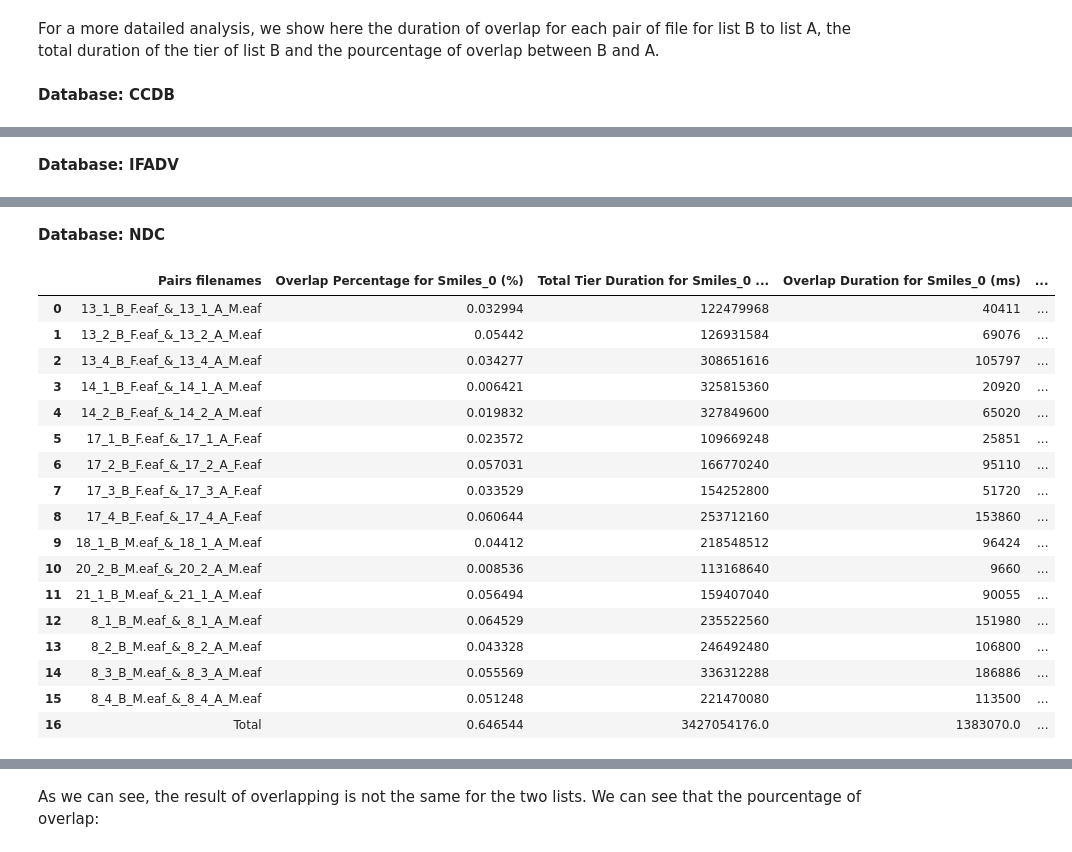
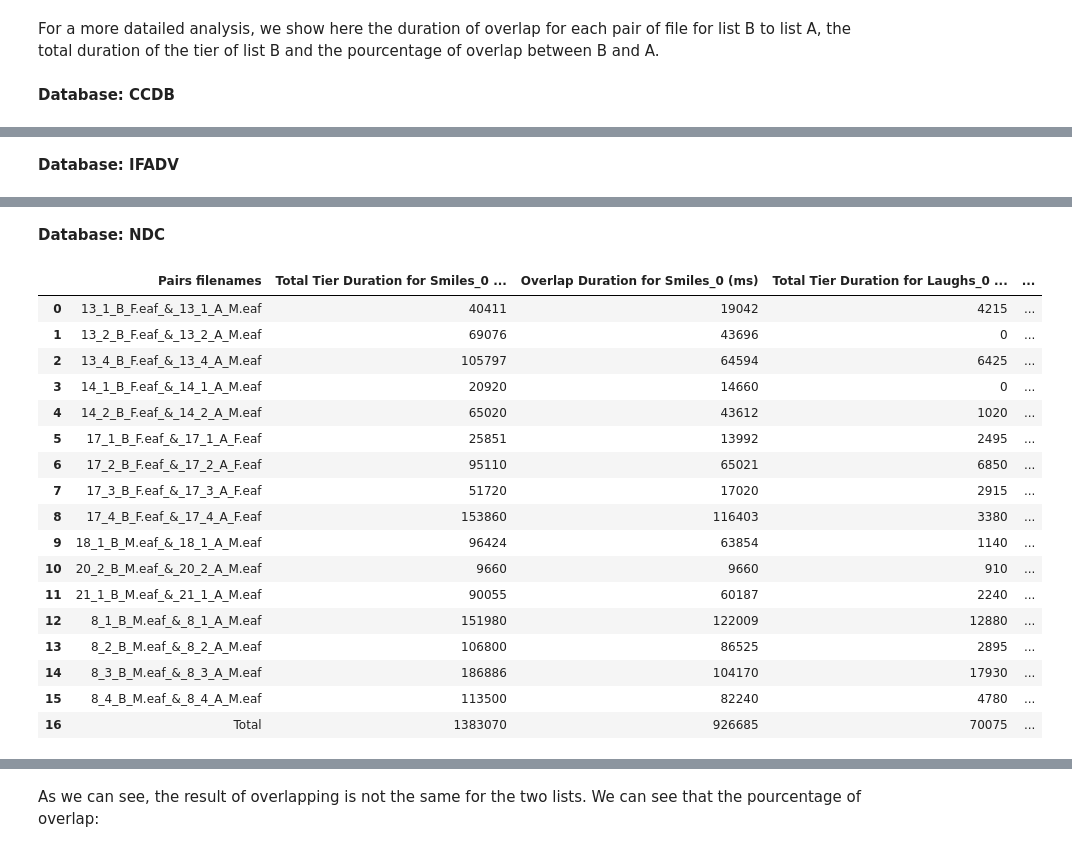
Before and after one commit to LucileVincent/S-L-Dynamics-Analysis, a Jupyter notebook: Overlapping_analysis.ipynb, the cells around one changed output, grey strips where cells are left out. Saved outputs shown, nothing was run; the diff lists cells and outputs as text; code cells hidden in the pictures.

```diff
--- a/Overlapping_analysis.ipynb
+++ b/Overlapping_analysis.ipynb
@@ -270,7 +295,7 @@ for i, database in enumerate(databases_name):
                 pair_name = f"{pair_file_A}_&_{pair_file_B}"
 
             pair_dict = {}
-            for tier in expressions + ["Role"]:
+            for tier in expressions:
                 lstA_tier = get_tier_from_file(filepath_A, tier)
                 lstB_tier = get_tier_from_file(filepath_B, tier)
 
@@ -301,9 +326,20 @@ for database, dataset_dict in overlapping_segments_dict.items():
             if not segments:
                 percentage = 0
             else:
-                overlapping_duration = sum(segment[1] - segment[0] for segment in segments)
-                total_duration = sum(max(segment[1] for segment in segments) for segment in lstA[tier])
-                percentage = (overlapping_duration / total_duration) * 100
+                total_duration = 0
+                overlap_duration = 0
+                for segmentA, segmentB in segments.items():
+                    total_duration += segmentA[1] - segmentA[0]
+                    for seg in segmentB:
+                        if seg[0] > segmentA[0] and seg[1] < segmentA[1]:
+                            overlap_duration += seg[1] - seg[0]
+                        elif seg[0] < segmentA[0] and seg[1] > segmentA[1]:
+                            overlap_duration += segmentA[1] - segmentA[0]
+                        elif seg[0] < segmentA[0] and seg[1] < segmentA[1]:
+                            overlap_duration += seg[1] - segmentA[0]
+                        elif seg[0] > segmentA[0] and seg[1] > segmentA[1]:
+                            overlap_duration += segmentA[1] - seg[0]
+                percentage = overlap_duration / total_duration * 100
             percentages[tier] = percentage
 
         data.append({'Pairs filenames': pair_name, **percentages})
@@ -373,7 +409,7 @@ for i, database in enumerate(databases_name):
                 pair_name = f"{pair_file_A}_&_{pair_file_B}"
 
             pair_dict = {}
-            for tier in expressions + ["Role"]:
+            for tier in expressions:
                 lstA_tier = get_tier_from_file(filepath_A, tier)
                 lstB_tier = get_tier_from_file(filepath_B, tier)
 
@@ -396,7 +432,7 @@ for i, database in enumerate(databases_name):
 
 dataframes = {}
 for database, dataset_dict in overlapping_segments_dict.items():
-    tiers = expressions + ["Role"]
+    tiers = expressions
     data = {tier: [] for tier in tiers}
     for pair_name, pair_dict in dataset_dict.items():
         for tier in tiers:
@@ -406,9 +442,20 @@ for database, dataset_dict in overlapping_segments_dict.items():
                 total_duration = 0
                 percentage = 0
             else:
-                overlap_duration = sum(segment[1] - segment[0] for segment in segments)
-                total_duration = sum(max(segment[1] for segment in segments) for segment in lstA[tier])
-                percentage = (overlap_duration / total_duration) * 100
+                total_duration = 0
+                overlap_duration = 0
+                for segmentA, segmentB in segments.items():
+                    total_duration += segmentA[1] - segmentA[0]
+                    for seg in segmentB:
+                        if seg[0] > segmentA[0] and seg[1] < segmentA[1]:
+                            overlap_duration += seg[1] - seg[0]
+                        elif seg[0] < segmentA[0] and seg[1] > segmentA[1]:
+                            overlap_duration += segmentA[1] - segmentA[0]
+                        elif seg[0] < segmentA[0] and seg[1] < segmentA[1]:
+                            overlap_duration += seg[1] - segmentA[0]
+                        elif seg[0] > segmentA[0] and seg[1] > segmentA[1]:
+                            overlap_duration += segmentA[1] - seg[0]
+                percentage = overlap_duration / total_duration * 100
             data[tier].append({
                 'Pairs filenames': pair_name,
                 f'Overlap Percentage for {tier} (%)': percentage,
@@ -423,14 +470,18 @@ for database, dataset_dict in overlapping_segments_dict.items():
 
     df_merged = pd.concat(dfs, axis=1)
     df_merged = df_merged.loc[:, ~df_merged.columns.duplicated()]
-
-    # Calculer le total de chaque colonne
+    df_filter = df_merged.filter(like='Overlap Percentage for')
+    df_merged = df_merged.drop(df_filter.columns, axis=1)
     df_total = df_merged.sum(numeric_only=True)
     df_total['Pairs filenames'] = 'Total'
 
-    # Ajouter la ligne "Total" à la fin du DataFrame
+    for tier in expressions:
+        overlap_duration_col = f'Overlap Duration for {tier} (ms)'
+        total_duration_col = f'Total Tier Duration for {tier} (ms)'
+        overlap_percentage_col = f'Overlap Percentage for {tier} (%)'
+        df_total[overlap_percentage_col] = (df_total[overlap_duration_col] / df_total[total_duration_col]) * 100
+    df_merged = pd.concat([df_merged, df_filter], axis=1)
     df_merged = pd.concat([df_merged, pd.DataFrame(df_total).T], ignore_index=True)
-
     dataframes[database] = df_merged
 
 for database, df in dataframes.items():
@@ -461,19 +512,19 @@ for database, df in dataframes.items():
 **Database: NDC**
-|  | Pairs filenames | Overlap Percentage for Smiles_0 (%) | Total Tier Duration for Smiles_0 ... | Overlap Duration for Smiles_0 (ms) | ... |
-| 0 | 13_1_B_F.eaf_&_13_1_A_M.eaf | 0.032994 | 122479968 | 40411 | ... |
-| 1 | 13_2_B_F.eaf_&_13_2_A_M.eaf | 0.05442 | 126931584 | 69076 | ... |
-| 2 | 13_4_B_F.eaf_&_13_4_A_M.eaf | 0.034277 | 308651616 | 105797 | ... |
-| 3 | 14_1_B_F.eaf_&_14_1_A_M.eaf | 0.006421 | 325815360 | 20920 | ... |
-| 4 | 14_2_B_F.eaf_&_14_2_A_M.eaf | 0.019832 | 327849600 | 65020 | ... |
-| 5 | 17_1_B_F.eaf_&_17_1_A_F.eaf | 0.023572 | 109669248 | 25851 | ... |
-| 6 | 17_2_B_F.eaf_&_17_2_A_F.eaf | 0.057031 | 166770240 | 95110 | ... |
-| 7 | 17_3_B_F.eaf_&_17_3_A_F.eaf | 0.033529 | 154252800 | 51720 | ... |
-| 8 | 17_4_B_F.eaf_&_17_4_A_F.eaf | 0.060644 | 253712160 | 153860 | ... |
-| 9 | 18_1_B_M.eaf_&_18_1_A_M.eaf | 0.04412 | 218548512 | 96424 | ... |
-| 10 | 20_2_B_M.eaf_&_20_2_A_M.eaf | 0.008536 | 113168640 | 9660 | ... |
-| 11 | 21_1_B_M.eaf_&_21_1_A_M.eaf | 0.056494 | 159407040 | 90055 | ... |
-| 12 | 8_1_B_M.eaf_&_8_1_A_M.eaf | 0.064529 | 235522560 | 151980 | ... |
-| 13 | 8_2_B_M.eaf_&_8_2_A_M.eaf | 0.043328 | 246492480 | 106800 | ... |
-| 14 | 8_3_B_M.eaf_&_8_3_A_M.eaf | 0.055569 | 336312288 | 186886 | ... |
-| 15 | 8_4_B_M.eaf_&_8_4_A_M.eaf | 0.051248 | 221470080 | 113500 | ... |
-| 16 | Total | 0.646544 | 3427054176.0 | 1383070.0 | ... |
+|  | Pairs filenames | Total Tier Duration for Smiles_0 ... | Overlap Duration for Smiles_0 (ms) | Total Tier Duration for Laughs_0 ... | ... |
+| 0 | 13_1_B_F.eaf_&_13_1_A_M.eaf | 40411 | 19042 | 4215 | ... |
+| 1 | 13_2_B_F.eaf_&_13_2_A_M.eaf | 69076 | 43696 | 0 | ... |
+| 2 | 13_4_B_F.eaf_&_13_4_A_M.eaf | 105797 | 64594 | 6425 | ... |
+| 3 | 14_1_B_F.eaf_&_14_1_A_M.eaf | 20920 | 14660 | 0 | ... |
+| 4 | 14_2_B_F.eaf_&_14_2_A_M.eaf | 65020 | 43612 | 1020 | ... |
+| 5 | 17_1_B_F.eaf_&_17_1_A_F.eaf | 25851 | 13992 | 2495 | ... |
+| 6 | 17_2_B_F.eaf_&_17_2_A_F.eaf | 95110 | 65021 | 6850 | ... |
+| 7 | 17_3_B_F.eaf_&_17_3_A_F.eaf | 51720 | 17020 | 2915 | ... |
+| 8 | 17_4_B_F.eaf_&_17_4_A_F.eaf | 153860 | 116403 | 3380 | ... |
+| 9 | 18_1_B_M.eaf_&_18_1_A_M.eaf | 96424 | 63854 | 1140 | ... |
+| 10 | 20_2_B_M.eaf_&_20_2_A_M.eaf | 9660 | 9660 | 910 | ... |
+| 11 | 21_1_B_M.eaf_&_21_1_A_M.eaf | 90055 | 60187 | 2240 | ... |
+| 12 | 8_1_B_M.eaf_&_8_1_A_M.eaf | 151980 | 122009 | 12880 | ... |
+| 13 | 8_2_B_M.eaf_&_8_2_A_M.eaf | 106800 | 86525 | 2895 | ... |
+| 14 | 8_3_B_M.eaf_&_8_3_A_M.eaf | 186886 | 104170 | 17930 | ... |
+| 15 | 8_4_B_M.eaf_&_8_4_A_M.eaf | 113500 | 82240 | 4780 | ... |
+| 16 | Total | 1383070 | 926685 | 70075 | ... |
```
Also changed, not shown: parts of 14 cells of this notebook, 1 other file.
